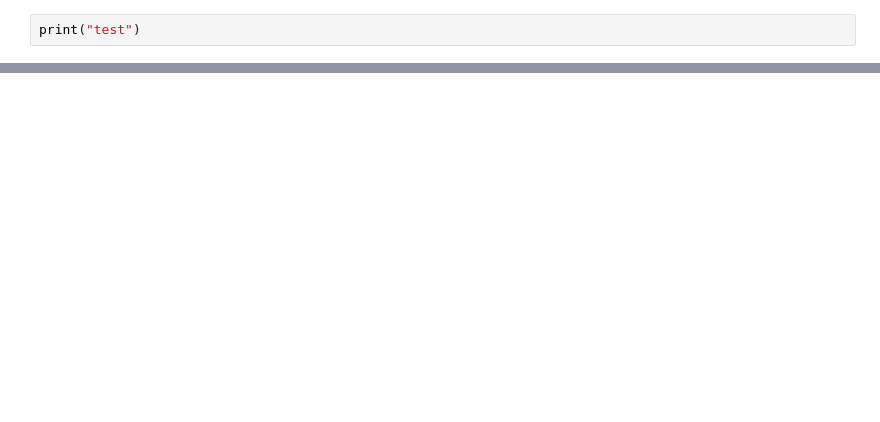
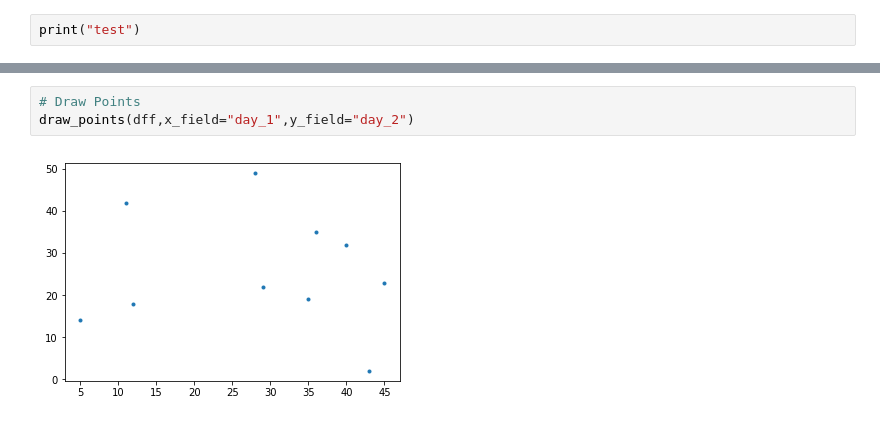
Before and after one commit to nickliqian/notebook, a Jupyter notebook: ipynb_demo/demo.ipynb, the cells around one changed output, grey strips where cells are left out. Saved outputs shown, nothing was run; the diff lists cells and outputs as text; blank space fills up the shorter version.

```diff
--- a/ipynb_demo/demo.ipynb
+++ b/ipynb_demo/demo.ipynb
@@ -2,0 +29,5 @@ print("test")
+# %%
+# Draw Points
+draw_points(dff,x_field="day_1",y_field="day_2")
+# %% [output]
+[figure, added]
```
Also changed, not shown: parts of 26 cells of this notebook, 11 other files.
